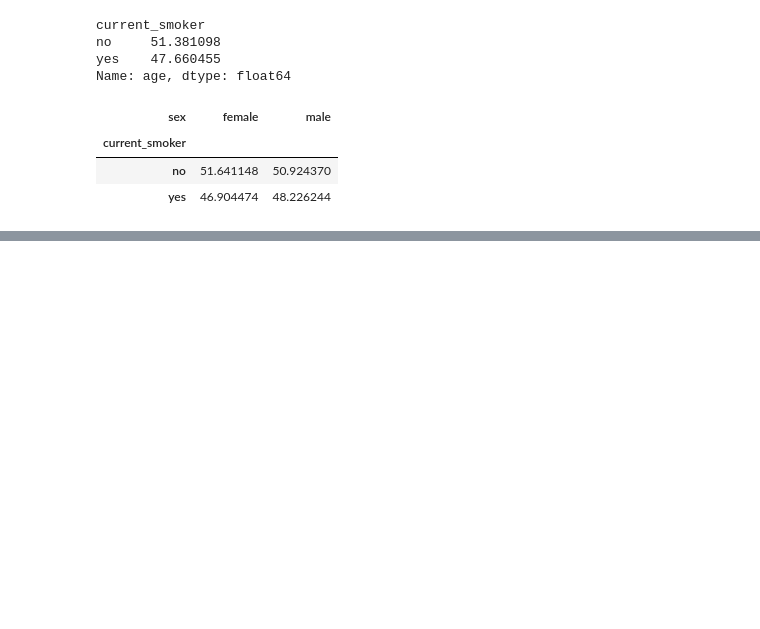
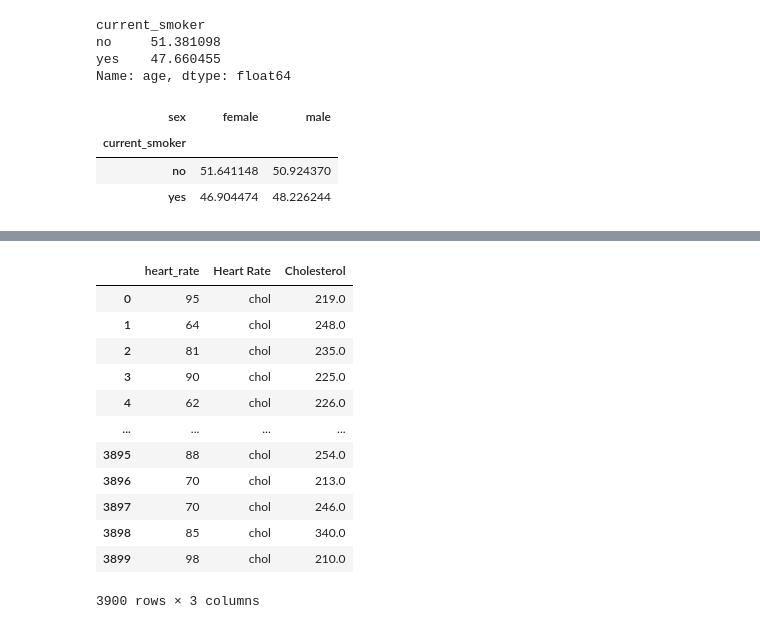
Before and after one commit to pradhans369/Python_and_Data_Science, a Jupyter notebook: 0 ML practice/18_5.ipynb, the cells around one changed output, grey strips where cells are left out. Cells and saved outputs as stored; diff of their text form; code cells hidden in the pictures; blank space fills up the shorter version.

```diff
--- a/0 ML practice/18_5.ipynb
+++ b/0 ML practice/18_5.ipynb
@@ -418,0 +524,16 @@ df.pivot_table(index='current_smoker', columns='sex', values='age')
+# %%
+df.melt(id_vars='heart_rate', value_vars='chol', value_name='Cholesterol', var_name='Heart Rate')
+# %% [output]
+|  | heart_rate | Heart Rate | Cholesterol |
+| 0 | 95 | chol | 219.0 |
+| 1 | 64 | chol | 248.0 |
+| 2 | 81 | chol | 235.0 |
+| 3 | 90 | chol | 225.0 |
+| 4 | 62 | chol | 226.0 |
+| ... | ... | ... | ... |
+| 3895 | 88 | chol | 254.0 |
+| 3896 | 70 | chol | 213.0 |
+| 3897 | 70 | chol | 246.0 |
+| 3898 | 85 | chol | 340.0 |
+| 3899 | 98 | chol | 210.0 |
+3900 rows × 3 columns
```
Also changed, not shown: parts of 8 cells of this notebook, 1 other file.
